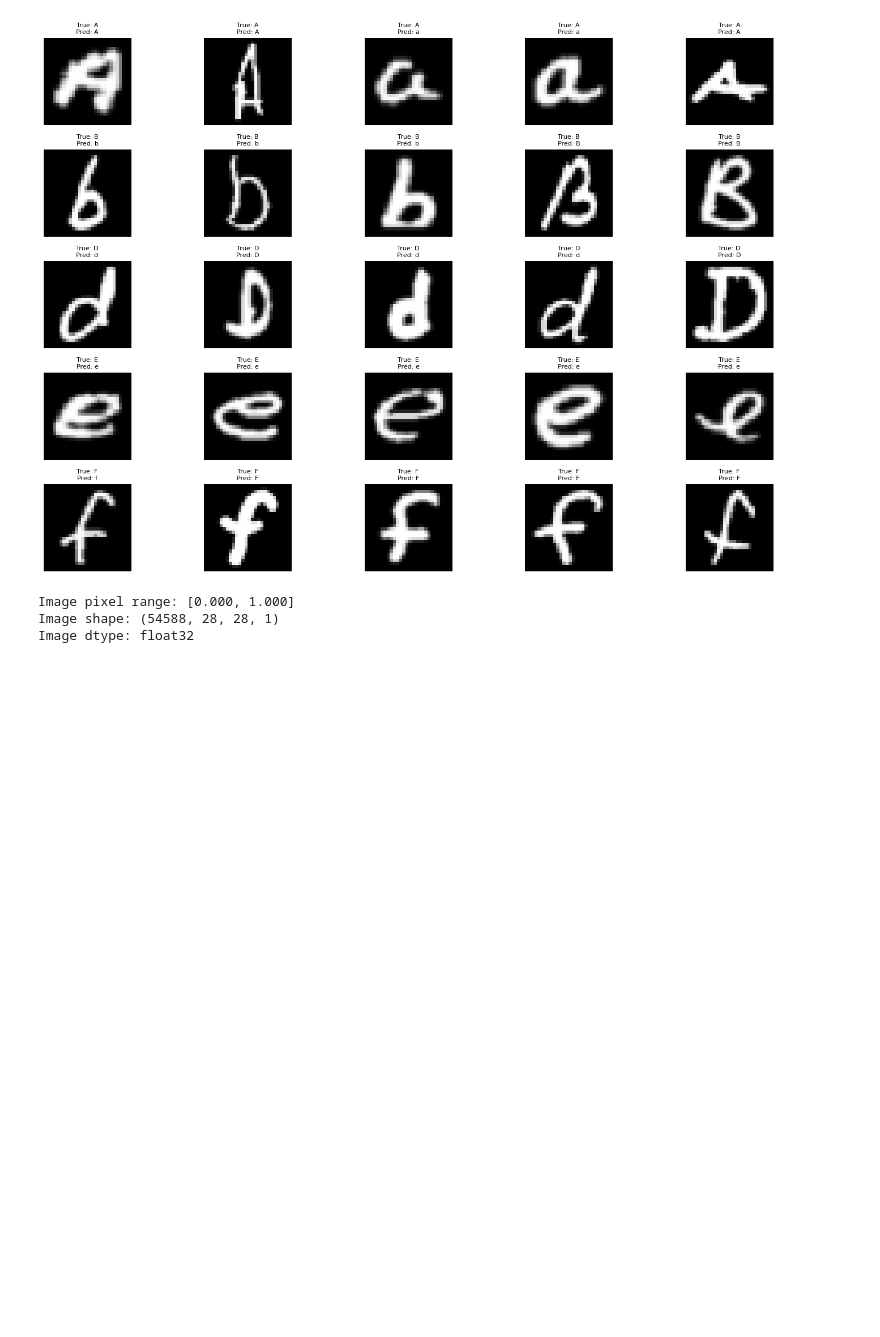
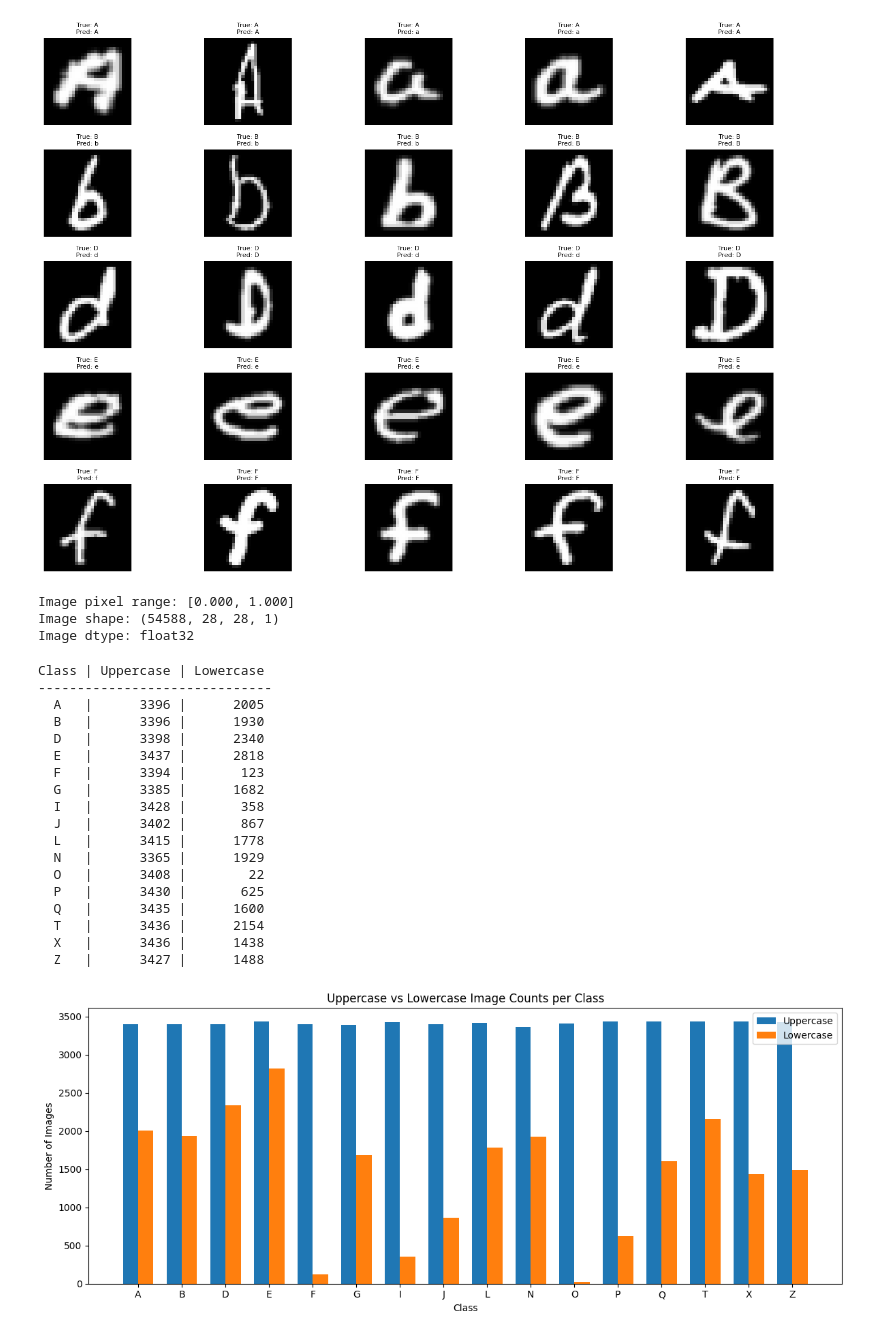
Before and after one commit to 4ndrrw/EMNIST-Letter-Generation-GAN, a Jupyter notebook: partA.ipynb, the cells around one changed output. Cells and saved outputs as stored; diff of their text form; code cells hidden in the pictures; blank space fills up the shorter version.

```diff
--- a/partA.ipynb
+++ b/partA.ipynb
@@ -601,4 +601,61 @@ print(f"Image dtype: {final_images.dtype}")
 Image pixel range: [0.000, 1.000]
 Image shape: (54588, 28, 28, 1)
 Image dtype: float32
+# %%
+# Count number of images per class for uppercase and lowercase datasets
+
+# For uppercase: use final_labels/final_images (labels 1-26, but only selected_numeric are present)
+uppercase_counts = {}
+for label in selected_numeric:
+  uppercase_counts[chr(label + 64)] = np.sum(final_labels == label)
+
+# For lowercase: use lowercase_labels/lowercase_images (labels 1-26)
+lowercase_counts = {}
+for label in selected_numeric:
+  lowercase_counts[chr(label + 64)] = np.sum(lowercase_labels == label)
+
+# Display comparison
+print("Class | Uppercase | Lowercase")
+print("------------------------------")
+for letter in [chr(l + 64) for l in selected_numeric]:
+  print(f"  {letter}   |   {uppercase_counts[letter]:7d} |   {lowercase_counts[letter]:7d}")
+
+# Optionally, plot the comparison
+labels_list = [chr(l + 64) for l in selected_numeric]
+upper_vals = [uppercase_counts[l] for l in labels_list]
+lower_vals = [lowercase_counts[l] for l in labels_list]
+
+x = np.arange(len(labels_list))
+width = 0.35
+
+plt.figure(figsize=(12, 5))
+plt.bar(x - width/2, upper_vals, width, label='Uppercase')
+plt.bar(x + width/2, lower_vals, width, label='Lowercase')
+plt.xticks(x, labels_list)
+plt.xlabel('Class')
+plt.ylabel('Number of Images')
+plt.title('Uppercase vs Lowercase Image Counts per Class')
+plt.legend()
+plt.tight_layout()
+plt.show()
+# %% [output]
+Class | Uppercase | Lowercase
+------------------------------
+  A   |      3396 |      2005
+  B   |      3396 |      1930
+  D   |      3398 |      2340
+  E   |      3437 |      2818
+  F   |      3394 |       123
+  G   |      3385 |      1682
+  I   |      3428 |       358
+  J   |      3402 |       867
+  L   |      3415 |      1778
+  N   |      3365 |      1929
+  O   |      3408 |        22
+  P   |      3430 |       625
+  Q   |      3435 |      1600
+  T   |      3436 |      2154
+  X   |      3436 |      1438
+  Z   |      3427 |      1488
+[figure, added]
 # %%
```
Also changed, not shown: parts of 4 cells of this notebook.
